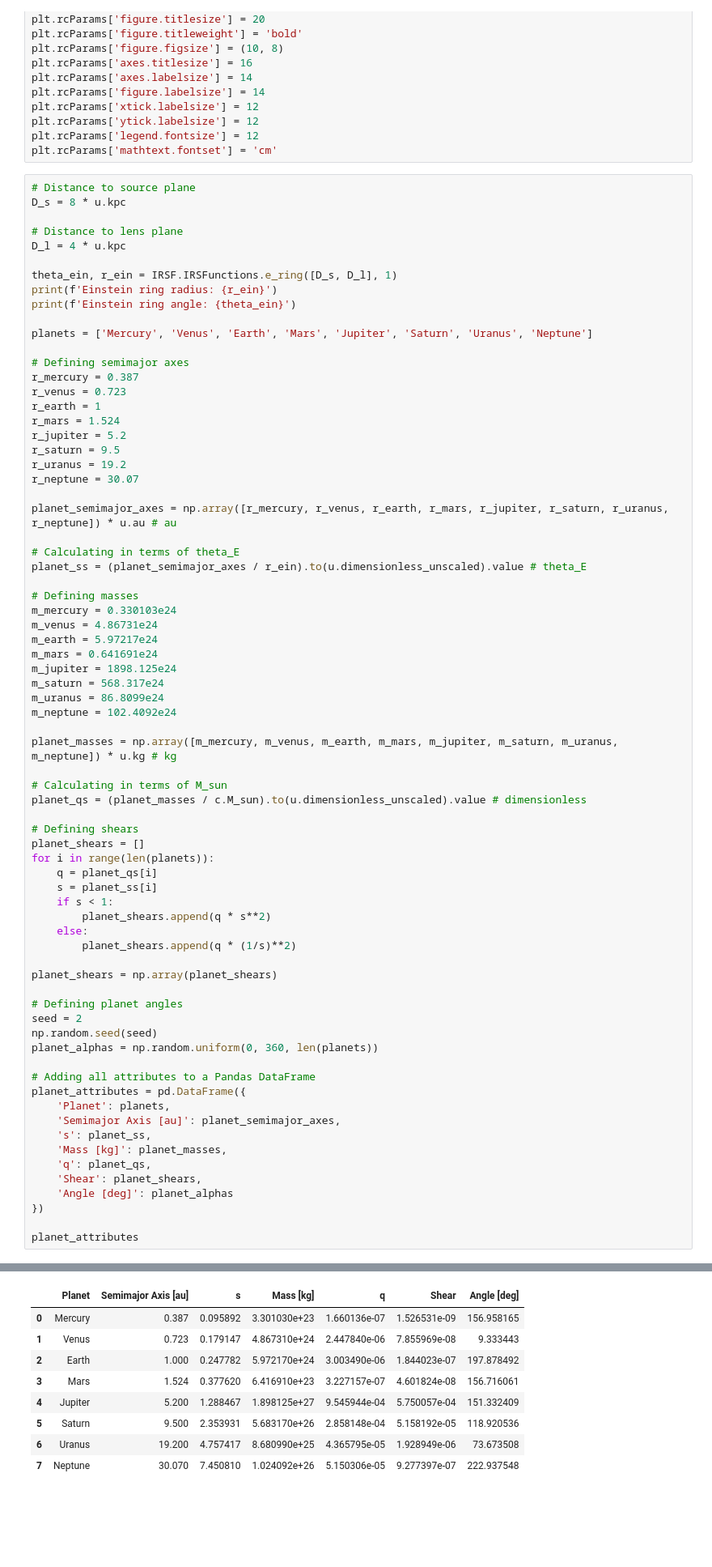
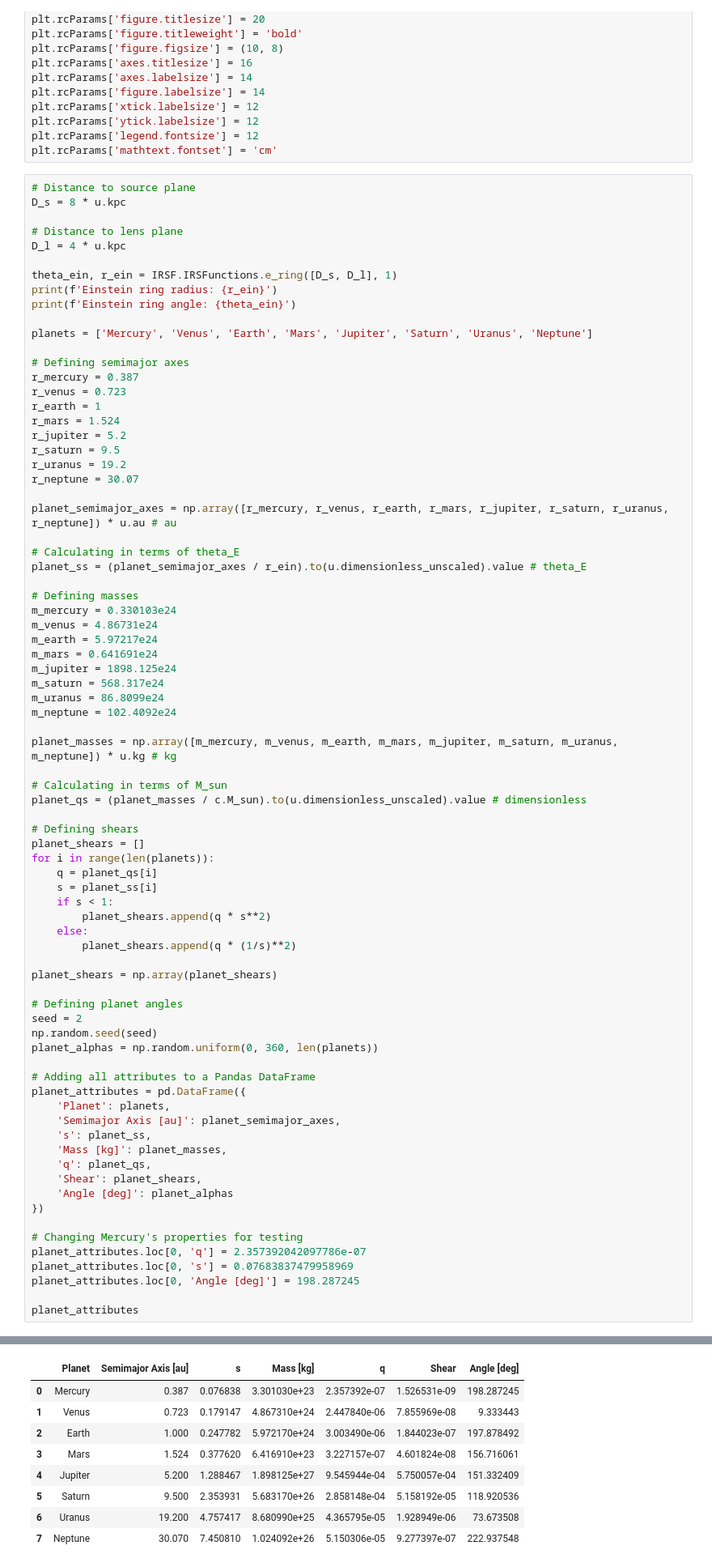
Before and after one commit to saividyud/NBLens, a Jupyter notebook: Unity Analysis/Part 6/SolarSystemAttributeGenerator.ipynb, the cells around one changed output, grey strips where cells are left out. Shown at 81% size. Saved outputs shown, nothing was run; the diff lists cells and outputs as text; blank space fills up the shorter version.

```diff
--- a/Unity Analysis/Part 6/SolarSystemAttributeGenerator.ipynb
+++ b/Unity Analysis/Part 6/SolarSystemAttributeGenerator.ipynb
@@ -86,34 +86,39 @@ for i in range(len(planets)):
     q = planet_qs[i]
     s = planet_ss[i]
     if s < 1:
         planet_shears.append(q * s**2)
     else:
         planet_shears.append(q * (1/s)**2)
 
 planet_shears = np.array(planet_shears)
 
 # Defining planet angles
 seed = 2
 np.random.seed(seed)
 planet_alphas = np.random.uniform(0, 360, len(planets))
 
 # Adding all attributes to a Pandas DataFrame
 planet_attributes = pd.DataFrame({
     'Planet': planets,
     'Semimajor Axis [au]': planet_semimajor_axes,
     's': planet_ss,
     'Mass [kg]': planet_masses,
     'q': planet_qs,
     'Shear': planet_shears,
     'Angle [deg]': planet_alphas
 })
 
+# Changing Mercury's properties for testing
+planet_attributes.loc[0, 'q'] = 2.357392042097786e-07
+planet_attributes.loc[0, 's'] = 0.07683837479958969
+planet_attributes.loc[0, 'Angle [deg]'] = 198.287245
+
 planet_attributes
 # %% [output]
 Einstein ring radius: 4.035803086556719 AU
 Einstein ring angle: 1.0089507716391797 mas
 |  | Planet | Semimajor Axis [au] | s | Mass [kg] | q | Shear | Angle [deg] |
-| 0 | Mercury | 0.387 | 0.095892 | 3.301030e+23 | 1.660136e-07 | 1.526531e-09 | 156.958165 |
+| 0 | Mercury | 0.387 | 0.076838 | 3.301030e+23 | 2.357392e-07 | 1.526531e-09 | 198.287245 |
 | 1 | Venus | 0.723 | 0.179147 | 4.867310e+24 | 2.447840e-06 | 7.855969e-08 | 9.333443 |
 | 2 | Earth | 1.000 | 0.247782 | 5.972170e+24 | 3.003490e-06 | 1.844023e-07 | 197.878492 |
 | 3 | Mars | 1.524 | 0.377620 | 6.416910e+23 | 3.227157e-07 | 4.601824e-08 | 156.716061 |
```
Also changed, not shown: parts of 3 cells of this notebook, 2 other files.
